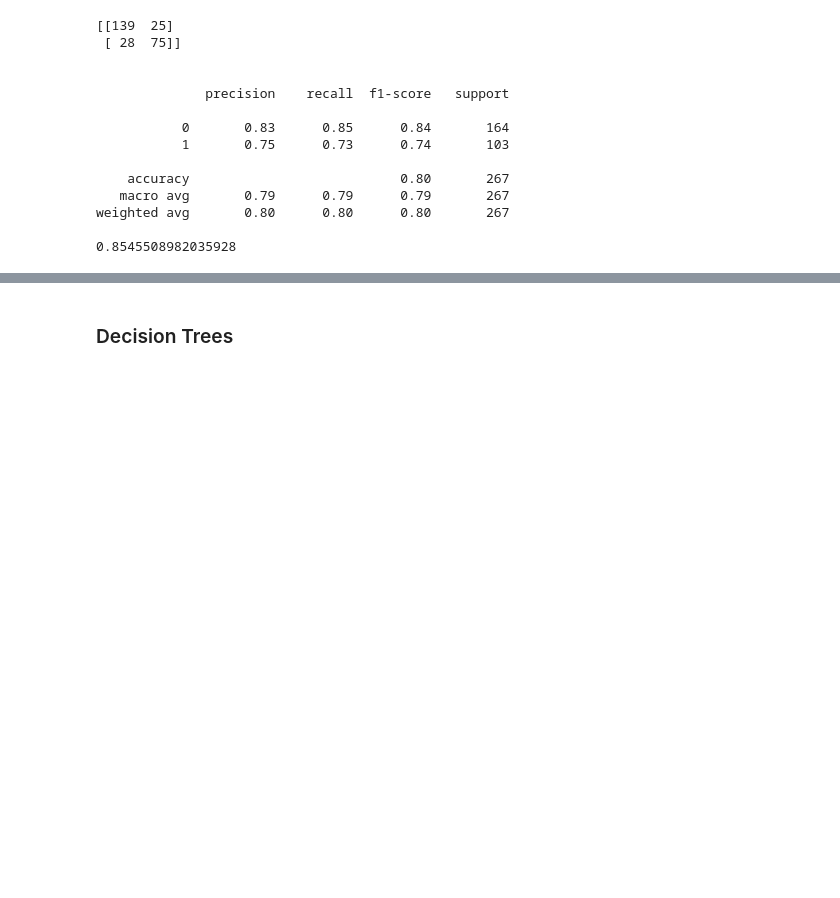
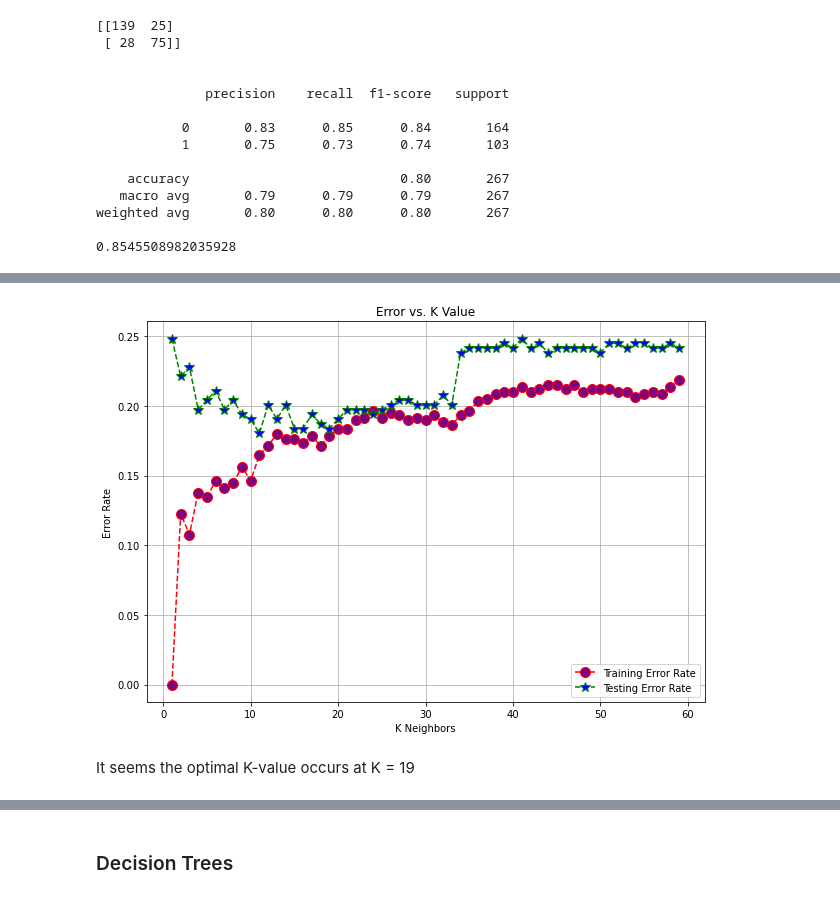
Before and after one commit to dwang0120/titanic-ML, a Jupyter notebook: Titanic - Machine Learning from Disaster.ipynb, the cells around one changed output, grey strips where cells are left out. Saved outputs shown, nothing was run; the diff lists cells and outputs as text; code cells hidden in the pictures; blank space fills up the shorter version.

```diff
--- a/Titanic - Machine Learning from Disaster.ipynb
+++ b/Titanic - Machine Learning from Disaster.ipynb
@@ -312,0 +403,7 @@ weighted avg       0.80      0.80      0.80       267
+# %%
+scaler = StandardScaler()
+scaler.fit(final_data.drop('Survived', axis = 1)) # fit to data, not the target class
+scaled_features = scaler.transform(final_data.drop('Survived', axis = 1))
+
+data_scaled = pd.DataFrame(scaled_features, columns = final_data.columns.drop('Survived'))
+data_scaled.head()
@@ -312,0 +417,4 @@ weighted avg       0.80      0.80      0.80       267
+# %%
+X = data_scaled
+y = final_data['Survived']
+X_train, X_test, y_train, y_test = train_test_split(X, y, test_size=0.33, random_state=70)
@@ -312,0 +423,27 @@ weighted avg       0.80      0.80      0.80       267
+# %%
+training_err = []
+testing_err = []
+for i in range(1,60):
+    knn = KNeighborsClassifier(n_neighbors = i)
+    knn.fit(X_train, y_train)
+
+    pred_i_train = knn.predict(X_train)
+    pred_i_test = knn.predict(X_test)
+    training_err.append(np.mean(pred_i_train != y_train))
+    testing_err.append(np.mean(pred_i_test != y_test))
+# %%
+plt.figure(figsize=(10,7))
+plt.plot(range(1,60), training_err, color='red', linestyle = 'dashed',  marker = 'o', markerfacecolor = 'purple', markersize = 10,
+         label = "Training Error Rate")
+plt.plot(range(1,60), testing_err, color='green', linestyle = 'dashed',  marker = '*', markerfacecolor = 'blue', markersize = 10,
+         label = "Testing Error Rate")
+plt.grid()
+plt.xlabel('K Neighbors')
+plt.ylabel('Error Rate')
+plt.title("Error vs. K Value")
+plt.legend()
+plt.show()
+# %% [output]
+[figure, added]
+# %% [markdown]
+It seems the optimal K-value occurs at K = 19
```
Also changed, not shown: parts of 17 cells of this notebook.
